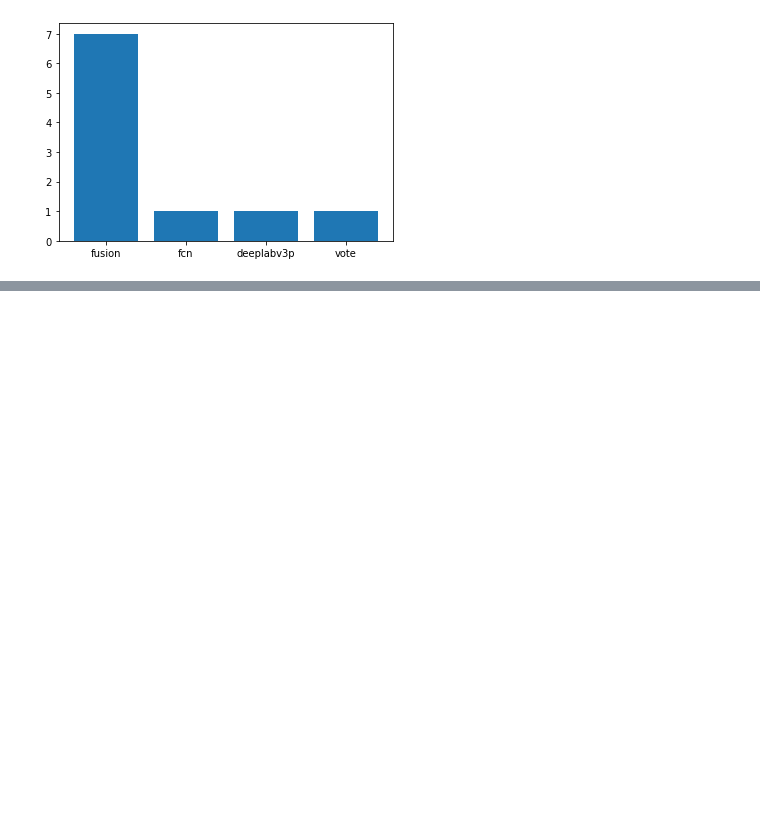
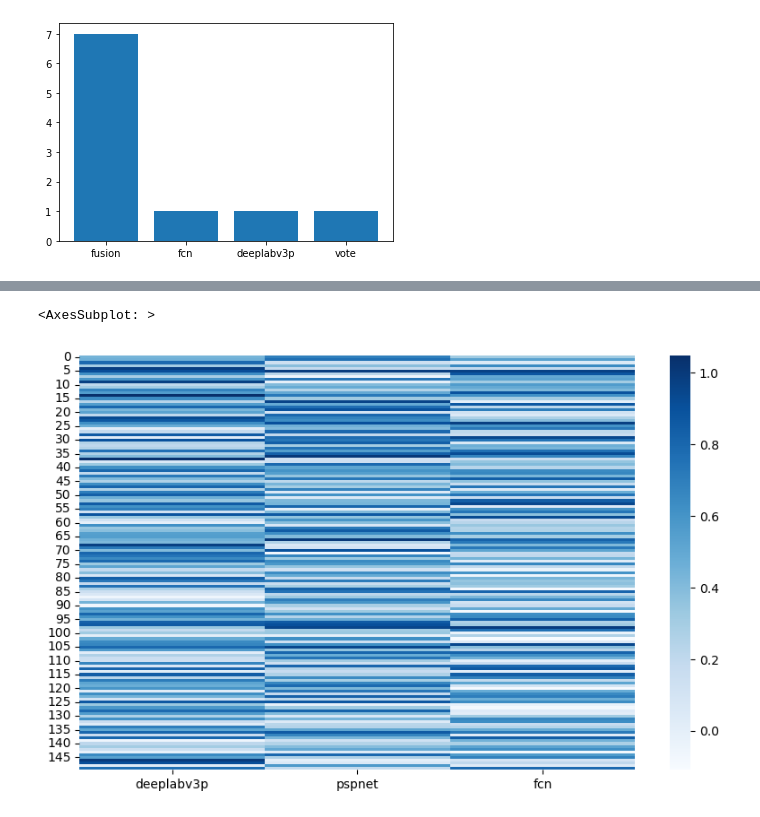
Before and after one commit to AlexwellChen/EnSeg, a Jupyter notebook: Performance_analyse.ipynb, the cells around one changed output, grey strips where cells are left out. Cells and saved outputs as stored; diff of their text form; code cells hidden in the pictures; blank space fills up the shorter version.

```diff
--- a/Performance_analyse.ipynb
+++ b/Performance_analyse.ipynb
@@ -185,0 +206,48 @@ plt.bar(performance.keys(), performance.values())
+# %%
+import torch
+from torch import nn
+from torch.nn import functional as F
+
+class FusionModel(nn.Module):
+    '''
+    输入: 三个模型的分割结果
+    输出: 融合后的分割结果
+    说明:
+        每一个分割结果对应一个长度为150的向量, 每个向量的第i个元素表示第i类的权重
+        三个分割结果的权重向量相加, 然后softmax, 得到最终的分割结果
+    '''
+    def __init__(self, class_num):
+        super().__init__()
+        # class_num: 150
+        self.w1 = torch.nn.Parameter(torch.from_numpy(np.random.rand(class_num)).reshape(class_num, 1, 1))
+        self.w2 = torch.nn.Parameter(torch.from_numpy(np.random.rand(class_num)).reshape(class_num, 1, 1))
+        self.w3 = torch.nn.Parameter(torch.from_numpy(np.random.rand(class_num)).reshape(class_num, 1, 1))
+        self.Softmax = nn.Softmax()
+
+    def forward(self, input_seg1, input_seg2, input_seg3):
+        # input_seg size: (150, H, W)
+        # TODO: Softmax dim BUG HERE
+        # res = self.Softmax(res, dim=0)
+        return input_seg1 * self.w1 + input_seg2 * self.w2 + input_seg3 * self.w3
+
+
+model = torch.load('fusion_model.pth', map_location=torch.device('cpu'))
+# %%
+import pandas as pd
+
+df = pd.DataFrame()
+# print(model.state_dict())
+for name in model.state_dict():
+    weight = model.state_dict()[name].squeeze(1).squeeze(1).numpy().reshape(1, -1).tolist()
+    df = df.append(weight, ignore_index=True)
+df = df.T
+df = df.rename(columns={0:'deeplabv3p', 1:'pspnet', 2:'fcn'})
+# %%
+import matplotlib.pyplot as plt
+import seaborn as sns
+
+plt.figure(figsize=(10, 6))
+sns.heatmap(df, cmap='Blues')
+# %% [output]
+<AxesSubplot: >
+[figure, added]
```
Also changed, not shown: parts of 5 cells of this notebook, 1 other file.
